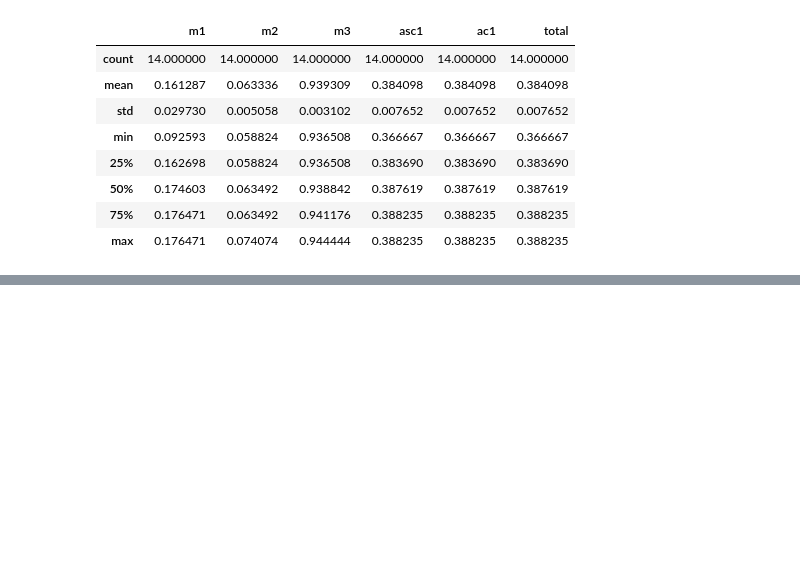
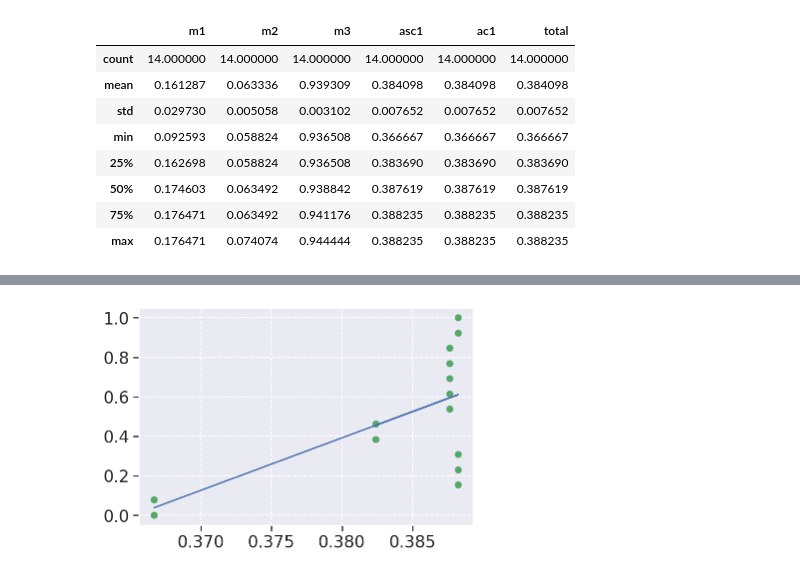
Before and after one commit to fga-eps-mds/2020.2-Violeta-Documentacao, a Jupyter notebook: docs/Projeto/analytics.ipynb, the cells around one changed output, grey strips where cells are left out. Cells and saved outputs as stored; diff of their text form; code cells hidden in the pictures; blank space fills up the shorter version.

Commit message:
Adicionado regressão linear asc1

```diff
--- a/docs/Projeto/analytics.ipynb
+++ b/docs/Projeto/analytics.ipynb
@@ -557,0 +560,14 @@ metrics_df[['m3']].boxplot()
+# %%
+# Falta fazer a regressão linear do total asc1 e asc2
+x = metrics_df['asc1'].values[:,np.newaxis]
+y = np.linspace(0., 1., 14)
+Y = y[:,np.newaxis]
+
+#print('Coefficients: \n', reg.coef_)
+reg = LinearRegression().fit(x, y)
+plt.scatter(x, y,color='g')
+plt.plot(x, reg.predict(x),color='b')
+
+plt.show()
+# %% [output]
+[figure, added]
```
Also changed, not shown: parts of 12 cells of this notebook, 2 other files.
